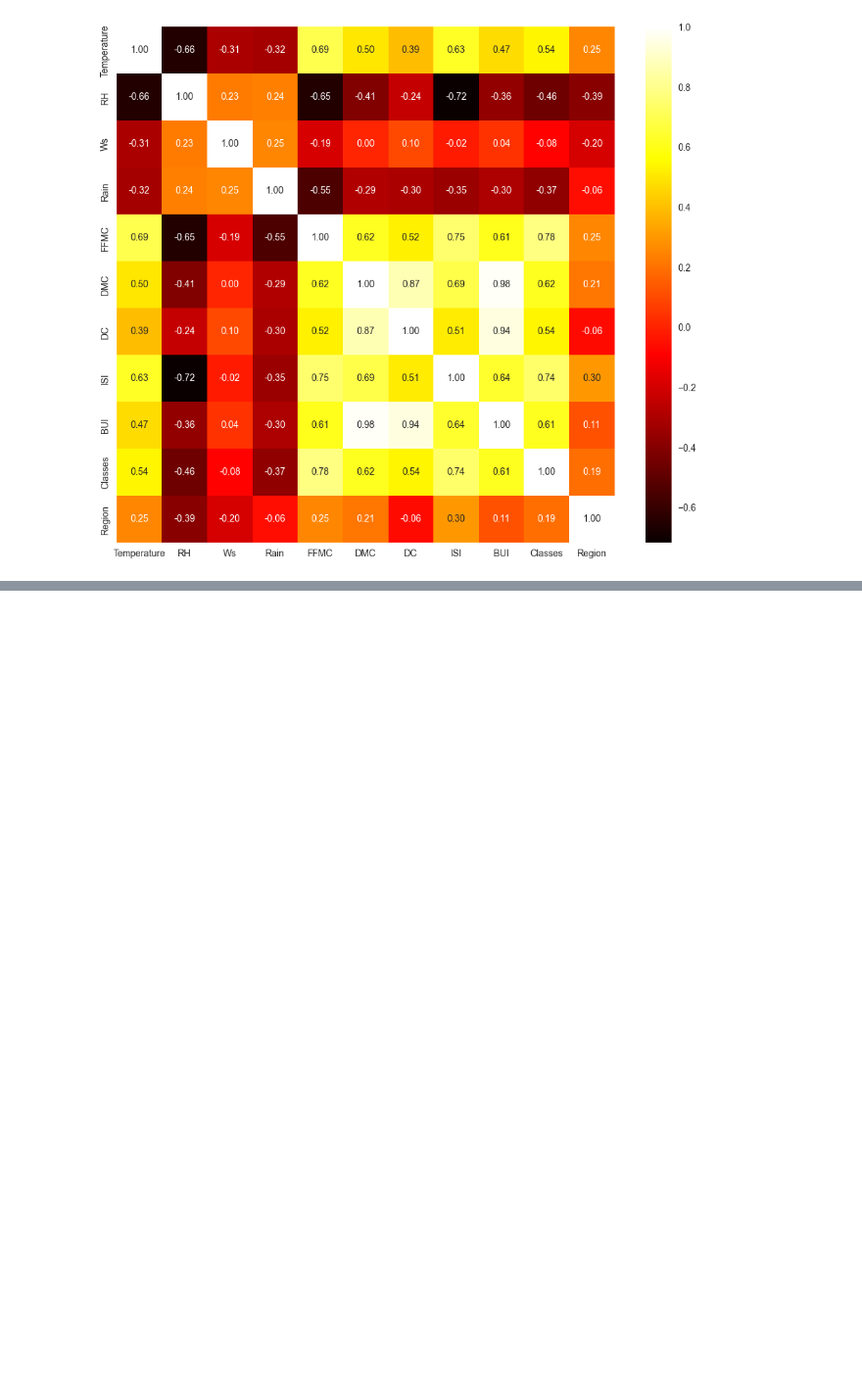
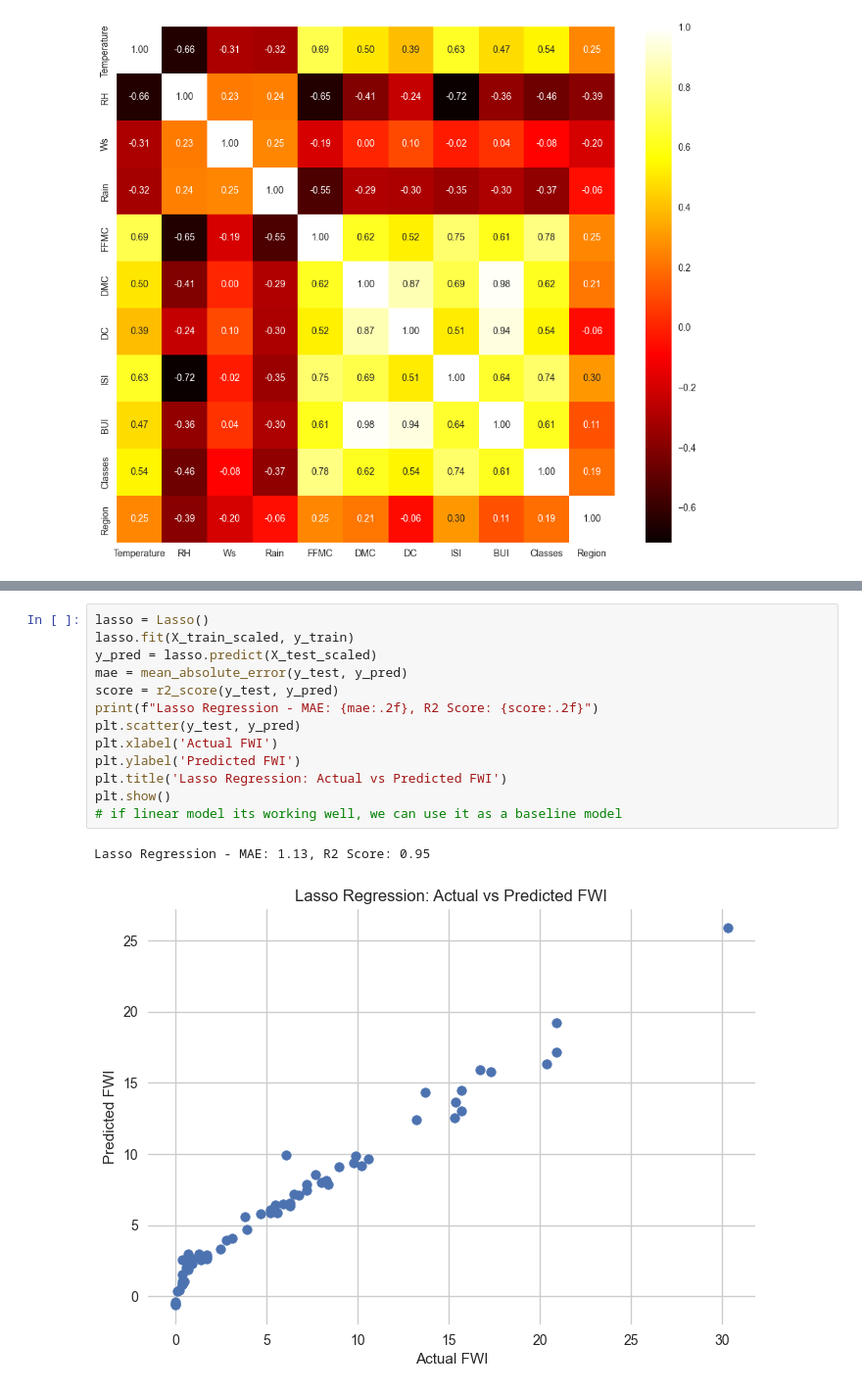
Before and after one commit to abhik12295/Data-Science-Learning, a Jupyter notebook: Core ML Topics/5. ML Algos/Supervised ML/2. Ridge_Lasso_ElasticNet.ipynb, the cells around one changed output, grey strips where cells are left out. Shown at 98% size. Cells and saved outputs as stored; diff of their text form; blank space fills up the shorter version.

```diff
--- a/Core ML Topics/5. ML Algos/Supervised ML/2. Ridge_Lasso_ElasticNet.ipynb
+++ b/Core ML Topics/5. ML Algos/Supervised ML/2. Ridge_Lasso_ElasticNet.ipynb
@@ -678,0 +769,16 @@ sns.heatmap(X_train.corr(), annot=True, cmap='hot', fmt='.2f')
+# %%
+lasso = Lasso()
+lasso.fit(X_train_scaled, y_train)
+y_pred = lasso.predict(X_test_scaled)
+mae = mean_absolute_error(y_test, y_pred)
+score = r2_score(y_test, y_pred)
+print(f"Lasso Regression - MAE: {mae:.2f}, R2 Score: {score:.2f}")
+plt.scatter(y_test, y_pred)
+plt.xlabel('Actual FWI')
+plt.ylabel('Predicted FWI')
+plt.title('Lasso Regression: Actual vs Predicted FWI')
+plt.show()
+# if linear model its working well, we can use it as a baseline model
+# %% [output]
+Lasso Regression - MAE: 1.13, R2 Score: 0.95
+[figure, added]
```
Also changed, not shown: parts of 25 cells of this notebook.
